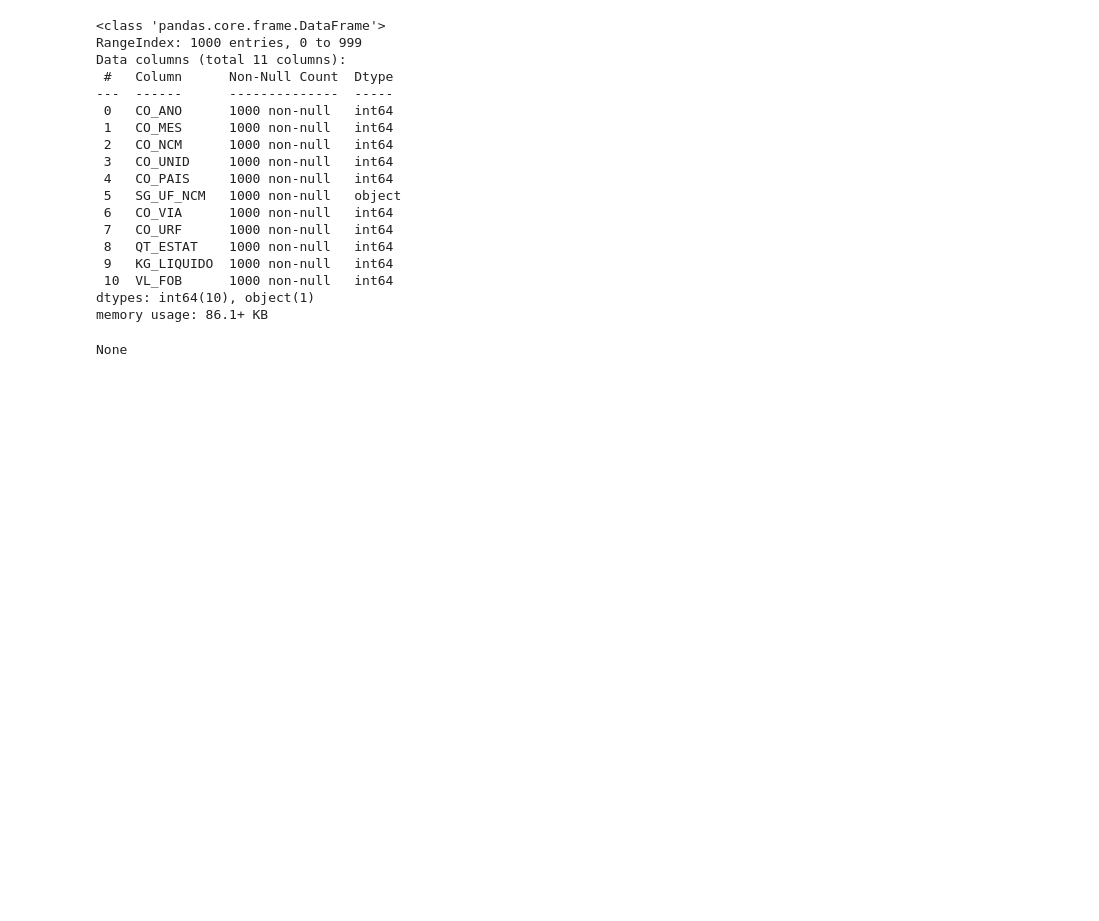
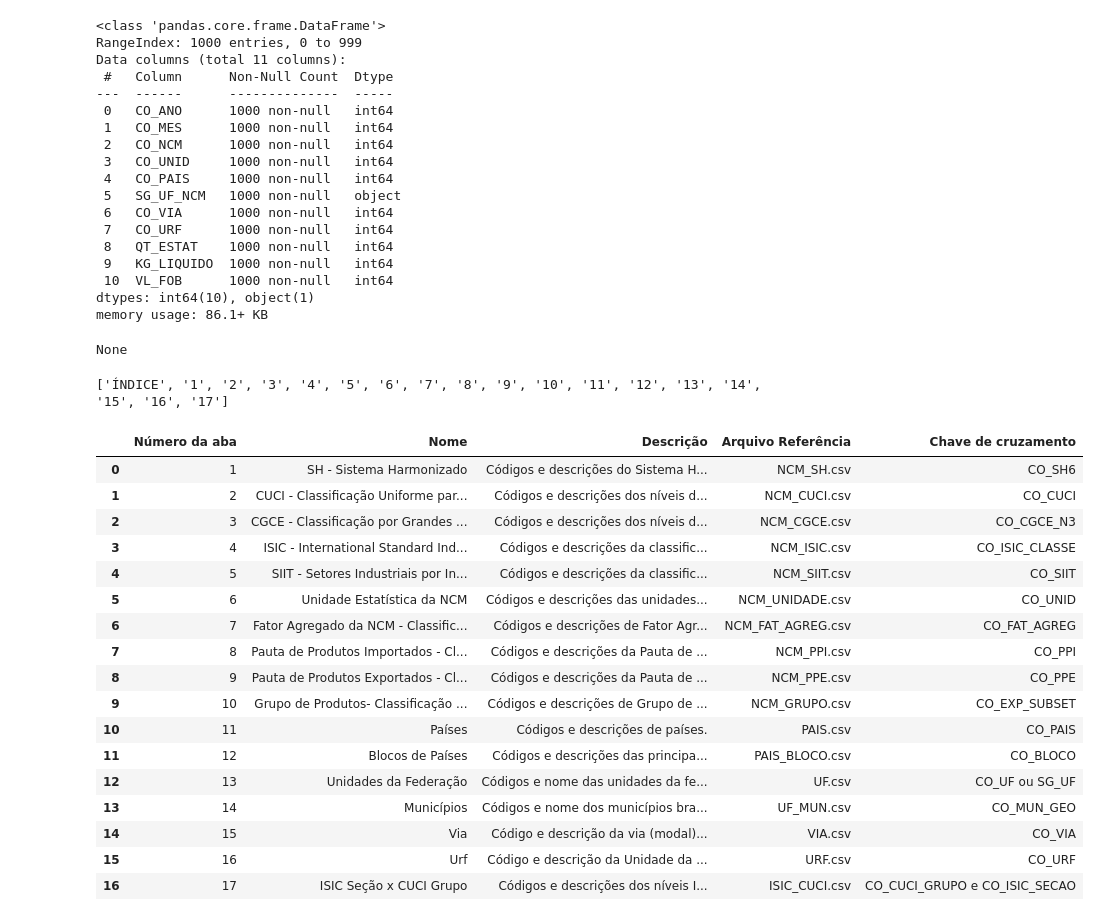
Before and after one commit to he7d3r/desafio-engenharia-dados, a Jupyter notebook: notebooks/eda.ipynb, the cells around one changed output. Saved outputs shown, nothing was run; the diff lists cells and outputs as text; code cells hidden in the pictures; blank space fills up the shorter version.

Commit message:
Read and inspect the auxiliary tables

```diff
--- a/notebooks/eda.ipynb
+++ b/notebooks/eda.ipynb
@@ -79,3 +81,31 @@ Data columns (total 11 columns):
 dtypes: int64(10), object(1)
 memory usage: 86.1+ KB
 None
+# %%
+aux_file = '../data/aux.xlsx'
+xls = pd.ExcelFile(aux_file)
+print(xls.sheet_names)
+# %% [output]
+['ÍNDICE', '1', '2', '3', '4', '5', '6', '7', '8', '9', '10', '11', '12', '13', '14', '15', '16', '17']
+# %%
+dfs = pd.read_excel(aux_file, sheet_name=None)
+dfs['ÍNDICE']
+# %% [output]
+|  | Número da aba | Nome | Descrição | Arquivo Referência | Chave de cruzamento |
+| 0 | 1 | SH - Sistema Harmonizado | Códigos e descrições do Sistema H... | NCM_SH.csv | CO_SH6 |
+| 1 | 2 | CUCI - Classificação Uniforme par... | Códigos e descrições dos níveis d... | NCM_CUCI.csv | CO_CUCI |
+| 2 | 3 | CGCE - Classificação por Grandes ... | Códigos e descrições dos níveis d... | NCM_CGCE.csv | CO_CGCE_N3 |
+| 3 | 4 | ISIC - International Standard Ind... | Códigos e descrições da classific... | NCM_ISIC.csv | CO_ISIC_CLASSE |
+| 4 | 5 | SIIT - Setores Industriais por In... | Códigos e descrições da classific... | NCM_SIIT.csv | CO_SIIT |
+| 5 | 6 | Unidade Estatística da NCM | Códigos e descrições das unidades... | NCM_UNIDADE.csv | CO_UNID |
+| 6 | 7 | Fator Agregado da NCM - Classific... | Códigos e descrições de Fator Agr... | NCM_FAT_AGREG.csv | CO_FAT_AGREG |
+| 7 | 8 | Pauta de Produtos Importados - Cl... | Códigos e descrições da Pauta de ... | NCM_PPI.csv | CO_PPI |
+| 8 | 9 | Pauta de Produtos Exportados - Cl... | Códigos e descrições da Pauta de ... | NCM_PPE.csv | CO_PPE |
+| 9 | 10 | Grupo de Produtos- Classificação ... | Códigos e descrições de Grupo de ... | NCM_GRUPO.csv | CO_EXP_SUBSET |
+| 10 | 11 | Países | Códigos e descrições de países. | PAIS.csv | CO_PAIS |
+| 11 | 12 | Blocos de Países | Códigos e descrições das principa... | PAIS_BLOCO.csv | CO_BLOCO |
+| 12 | 13 | Unidades da Federação | Códigos e nome das unidades da fe... | UF.csv | CO_UF ou SG_UF |
+| 13 | 14 | Municípios | Códigos e nome dos municípios bra... | UF_MUN.csv | CO_MUN_GEO |
+| 14 | 15 | Via | Código e descrição da via (modal)... | VIA.csv | CO_VIA |
+| 15 | 16 | Urf | Código e descrição da Unidade da ... | URF.csv | CO_URF |
+| 16 | 17 | ISIC Seção x CUCI Grupo | Códigos e descrições dos níveis I... | ISIC_CUCI.csv | CO_CUCI_GRUPO e CO_ISIC_SECAO |
```
Also changed, not shown: parts of 4 cells of this notebook.
